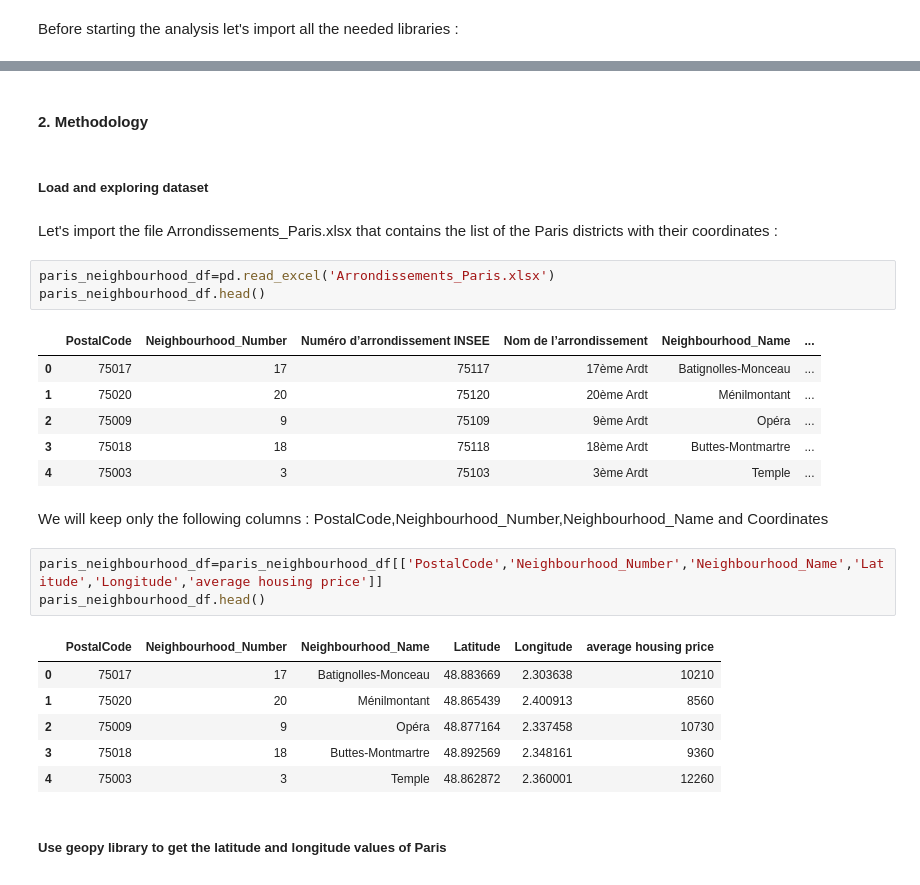
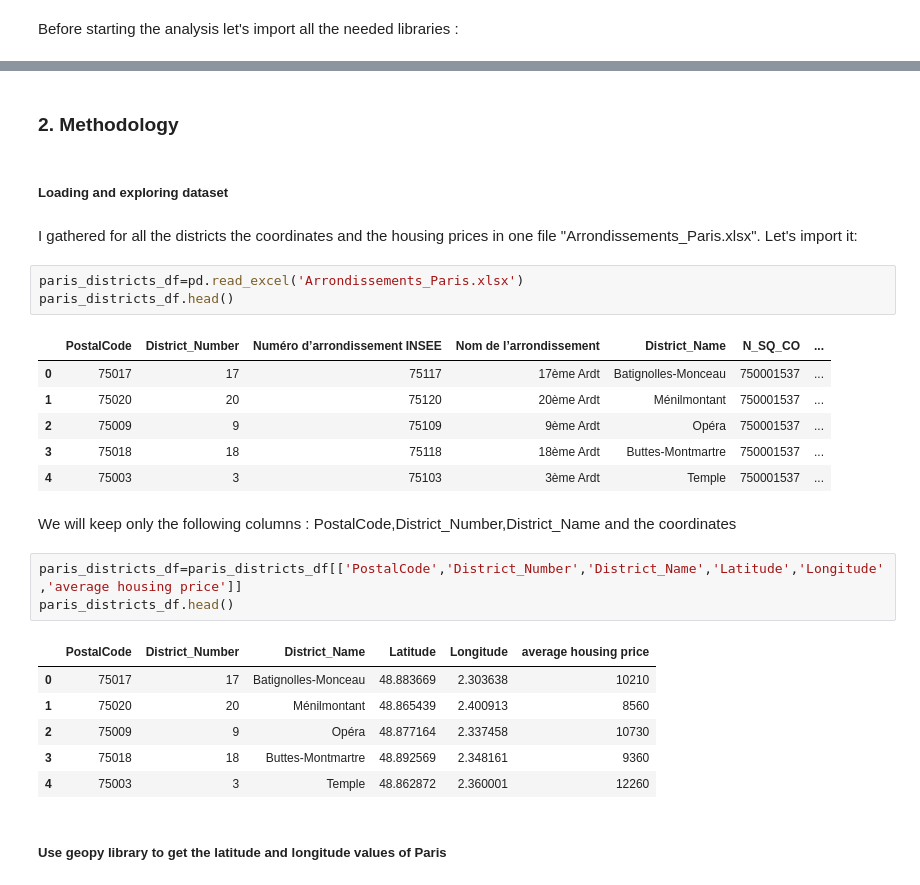
Before and after one commit to RedouanSabir/Coursera_Capstone, a Jupyter notebook: Capstone_Project_The_Battle_of_Neighborhoods_Week1.ipynb, the cells around one changed output, grey strips where cells are left out. Drawn from its saved outputs; the diff is of its cells as text.

```diff
--- a/Capstone_Project_The_Battle_of_Neighborhoods_Week1.ipynb
+++ b/Capstone_Project_The_Battle_of_Neighborhoods_Week1.ipynb
@@ -67,28 +77,29 @@ To solve this problem we will use the following data :
 # %% [markdown]
 <a id='Methodology'></a>
 # %% [markdown]
-#### 2. Methodology
+### 2. Methodology
 # %% [markdown]
-##### Load and exploring dataset
+##### Loading and exploring dataset
-# %% [markdown]
-Let's import the file Arrondissements_Paris.xlsx that contains the list of the Paris districts with their coordinates :
+# %% [markdown]
+I gathered for all the districts  the coordinates and the housing prices in one file "Arrondissements_Paris.xlsx".
+Let's import it:
 # %%
-paris_neighbourhood_df=pd.read_excel('Arrondissements_Paris.xlsx')
-paris_neighbourhood_df.head()
+paris_districts_df=pd.read_excel('Arrondissements_Paris.xlsx')
+paris_districts_df.head()
 # %% [output]
-|  | PostalCode | Neighbourhood_Number | Numéro d’arrondissement INSEE | Nom de l’arrondissement | Neighbourhood_Name | ... |
-| 0 | 75017 | 17 | 75117 | 17ème Ardt | Batignolles-Monceau | ... |
-| 1 | 75020 | 20 | 75120 | 20ème Ardt | Ménilmontant | ... |
-| 2 | 75009 | 9 | 75109 | 9ème Ardt | Opéra | ... |
-| 3 | 75018 | 18 | 75118 | 18ème Ardt | Buttes-Montmartre | ... |
-| 4 | 75003 | 3 | 75103 | 3ème Ardt | Temple | ... |
+|  | PostalCode | District_Number | Numéro d’arrondissement INSEE | Nom de l’arrondissement | District_Name | N_SQ_CO | ... |
+| 0 | 75017 | 17 | 75117 | 17ème Ardt | Batignolles-Monceau | 750001537 | ... |
+| 1 | 75020 | 20 | 75120 | 20ème Ardt | Ménilmontant | 750001537 | ... |
+| 2 | 75009 | 9 | 75109 | 9ème Ardt | Opéra | 750001537 | ... |
+| 3 | 75018 | 18 | 75118 | 18ème Ardt | Buttes-Montmartre | 750001537 | ... |
+| 4 | 75003 | 3 | 75103 | 3ème Ardt | Temple | 750001537 | ... |
 # %% [markdown]
-We will keep only the following columns : PostalCode,Neighbourhood_Number,Neighbourhood_Name and Coordinates
+We will keep only the following columns : PostalCode,District_Number,District_Name and the coordinates
 # %%
-paris_neighbourhood_df=paris_neighbourhood_df[['PostalCode','Neighbourhood_Number','Neighbourhood_Name','Latitude','Longitude','average housing price']]
-paris_neighbourhood_df.head()
+paris_districts_df=paris_districts_df[['PostalCode','District_Number','District_Name','Latitude','Longitude','average housing price']]
+paris_districts_df.head()
 # %% [output]
-|  | PostalCode | Neighbourhood_Number | Neighbourhood_Name | Latitude | Longitude | average housing price |
+|  | PostalCode | District_Number | District_Name | Latitude | Longitude | average housing price |
 | 0 | 75017 | 17 | Batignolles-Monceau | 48.883669 | 2.303638 | 10210 |
 | 1 | 75020 | 20 | Ménilmontant | 48.865439 | 2.400913 | 8560 |
 | 2 | 75009 | 9 | Opéra | 48.877164 | 2.337458 | 10730 |
```
Also changed, not shown: parts of 55 cells of this notebook, 3 other files.
